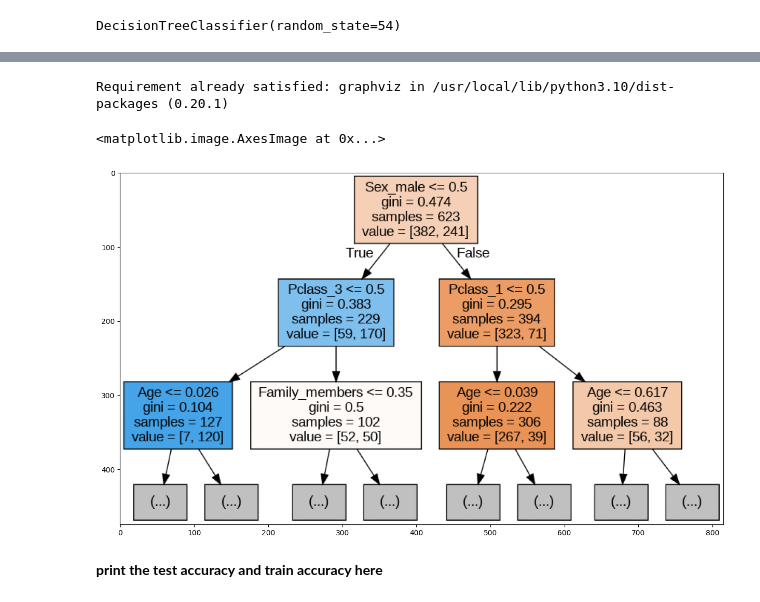
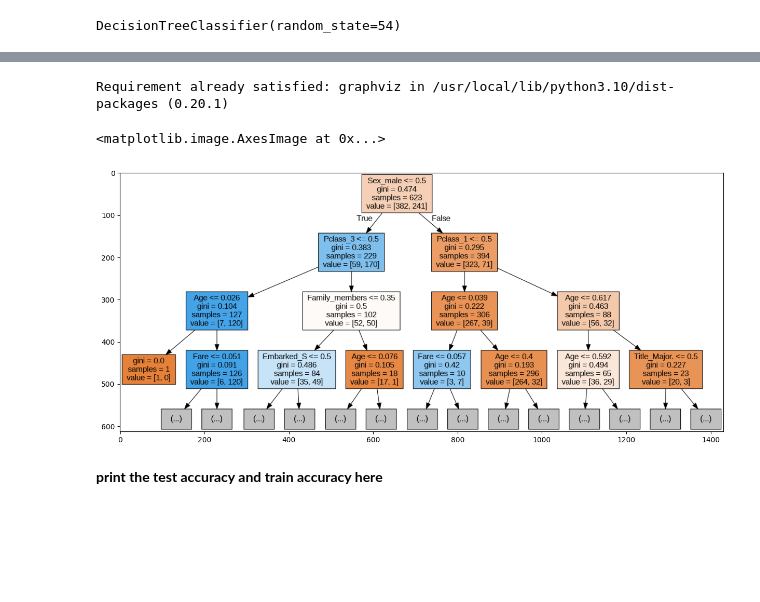
Before and after one commit to stableminded/Synapse_lp, a Jupyter notebook: Dhairya_SynapseLP_Task4.ipynb, the cells around one changed output, grey strips where cells are left out. Saved outputs shown, nothing was run; the diff lists cells and outputs as text; code cells hidden in the pictures; blank space fills up the shorter version.

```diff
--- a/Dhairya_SynapseLP_Task4.ipynb
+++ b/Dhairya_SynapseLP_Task4.ipynb
@@ -301,16 +317,16 @@ DecisionTreeClassifier(random_state=54)
 # %%
 #complete the code below to create an image of the decision tree
 from sklearn import tree
 !pip install graphviz
-decision_tree = tree.export_graphviz(dt_3, out_file='tree.dot', feature_names=X_train.columns, max_depth=2, filled=True)
+decision_tree = tree.export_graphviz(dt_3, out_file='tree.dot', feature_names=X_train.columns, max_depth=3, filled=True)
 !dot -Tpng tree.dot -o tree.png # to convert the file
 image = plt.imread('tree.png')
 plt.figure(figsize=(15,15))
 plt.imshow(image)
 # %% [output]
 Requirement already satisfied: graphviz in /usr/local/lib/python3.10/dist-packages (0.20.1)
 <matplotlib.image.AxesImage at 0x...>
-[figure, old version]
+[figure, new version]
 # %% [markdown]
 <b>print the test accuracy and train accuracy here</b>
 # %%
```
Also changed, not shown: parts of 7 cells of this notebook.
